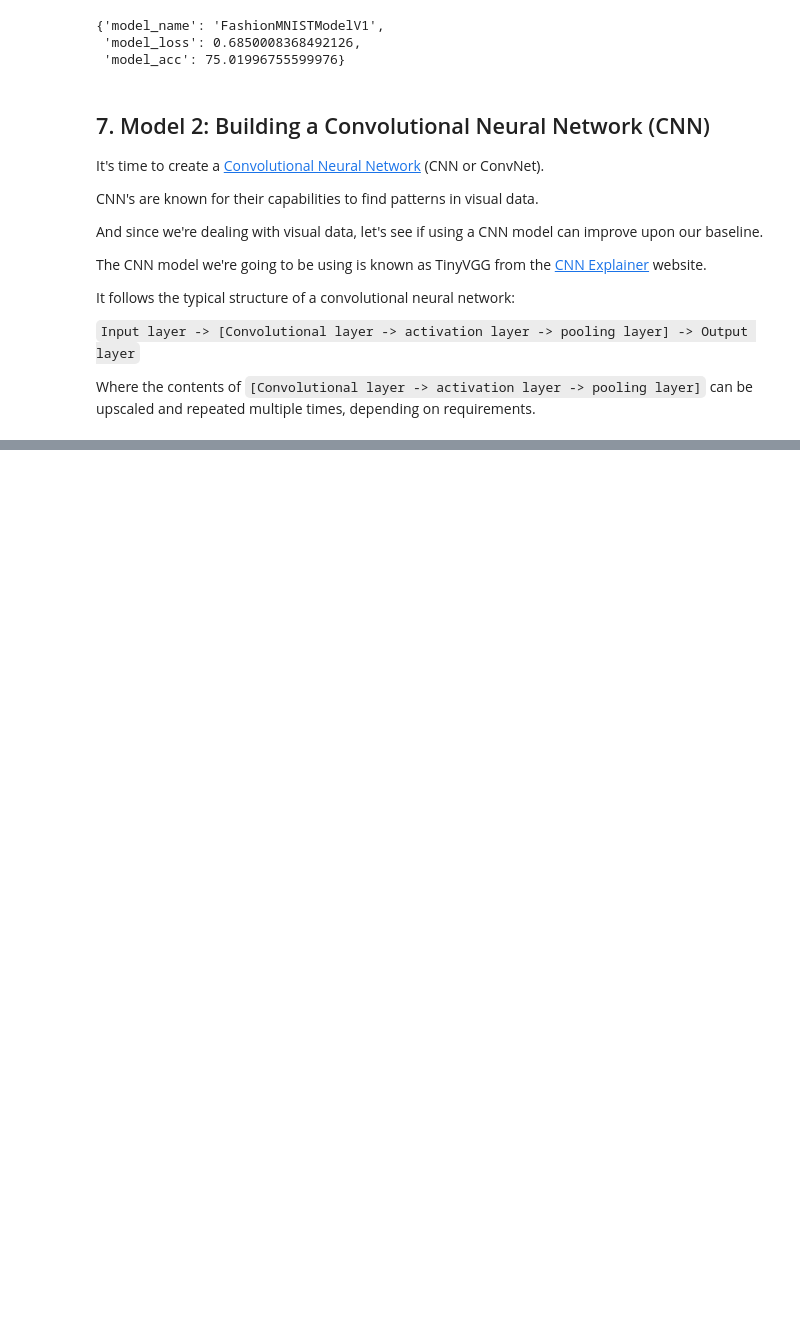
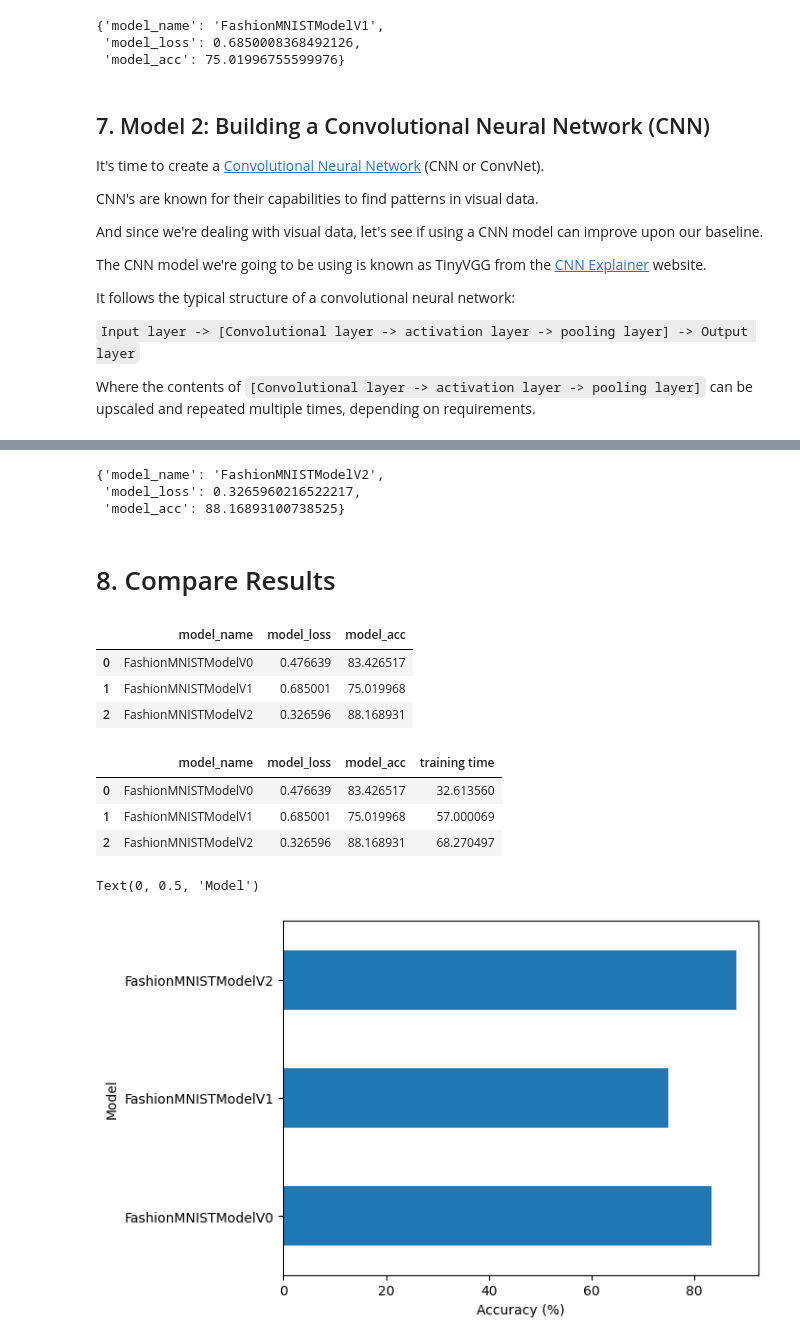
Before and after one commit to shaheer776/ai-portfolio-python, a Jupyter notebook: PyTorch/05_Pytorch_Computer_Vision.ipynb, the cells around one changed output, grey strips where cells are left out. Saved outputs shown, nothing was run; the diff lists cells and outputs as text; code cells hidden in the pictures; blank space fills up the shorter version.

```diff
--- a/PyTorch/05_Pytorch_Computer_Vision.ipynb
+++ b/PyTorch/05_Pytorch_Computer_Vision.ipynb
@@ -704,0 +853,7 @@ Where the contents of `[Convolutional layer -> activation layer -> pooling layer
+# %%
+loss_fn = nn.CrossEntropyLoss()
+
+optimizer = torch.optim.SGD(params=model_2.parameters(),
+                            lr=0.1)
+
+accuracy_fn = Accuracy(task = 'multiclass', num_classes=len(class_names)).to(device=device)
@@ -704,0 +924,48 @@ Where the contents of `[Convolutional layer -> activation layer -> pooling layer
+# %%
+# Get model_2 results
+
+model_2_results = eval_model(
+    model=model_2,
+    data_loader=test_dataloader,
+    loss_fn=loss_fn,
+    accuracy_fn=accuracy_fn,
+    device=device
+)
+model_2_results
+# %% [output]
+{'model_name': 'FashionMNISTModelV2',
+ 'model_loss': 0.3265960216522217,
+ 'model_acc': 88.16893100738525}
+# %% [markdown]
+# 8. Compare Results
+# %%
+import pandas as pd
+compare_results = pd.DataFrame([model_0_results,
+                                model_1_results,
+                                model_2_results])
+compare_results
+# %% [output]
+|  | model_name | model_loss | model_acc |
+| 0 | FashionMNISTModelV0 | 0.476639 | 83.426517 |
+| 1 | FashionMNISTModelV1 | 0.685001 | 75.019968 |
+| 2 | FashionMNISTModelV2 | 0.326596 | 88.168931 |
+# %%
+compare_results["training time"] = [total_train_time_model_0,
+                                    total_train_time_model_1,
+                                    total_train_time_model_2]
+# %%
+compare_results
+# %% [output]
+|  | model_name | model_loss | model_acc | training time |
+| 0 | FashionMNISTModelV0 | 0.476639 | 83.426517 | 32.613560 |
+| 1 | FashionMNISTModelV1 | 0.685001 | 75.019968 | 57.000069 |
+| 2 | FashionMNISTModelV2 | 0.326596 | 88.168931 | 68.270497 |
+# %%
+# Visualize our model results
+
+compare_results.set_index('model_name')['model_acc'].plot(kind='barh')
+plt.xlabel("Accuracy (%)")
+plt.ylabel("Model")
+# %% [output]
+Text(0, 0.5, 'Model')
+[figure, added]
```
Also changed, not shown: parts of 38 cells of this notebook, 8 other files.
